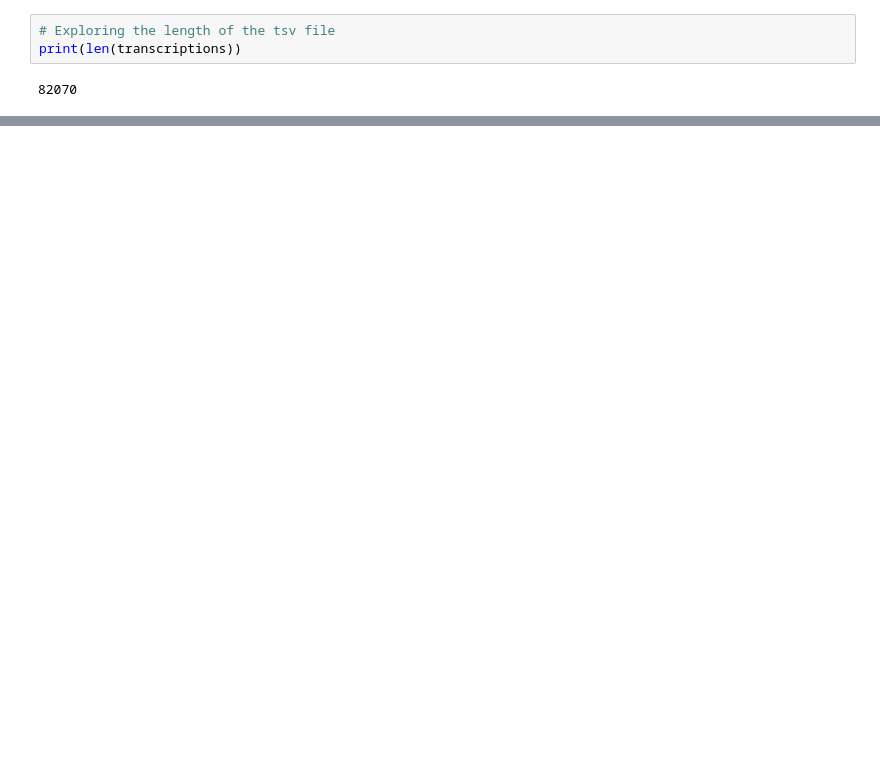
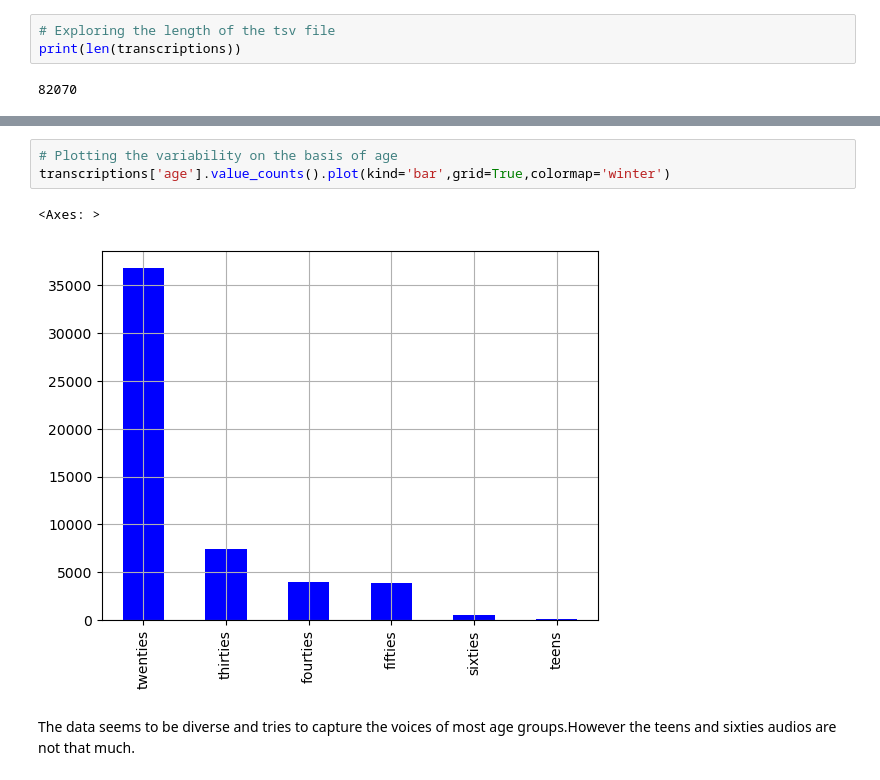
Before and after one commit to WilliamNdoni/SWAHILI_ASR, a Jupyter notebook: ASR.ipynb, the cells around one changed output, grey strips where cells are left out. Drawn from its saved outputs; the diff is of its cells as text; blank space fills up the shorter version.

```diff
--- a/ASR.ipynb
+++ b/ASR.ipynb
@@ -35,0 +67,8 @@ len(transcriptions[transcriptions["down_votes"]>0])
+# %%
+# Plotting the variability on the basis of age
+transcriptions['age'].value_counts().plot(kind='bar',grid=True,colormap='winter')
+# %% [output]
+<Axes: >
+[figure, added]
+# %% [markdown]
+The data seems to be diverse and tries to capture the voices of most age groups.However the teens and sixties audios are not that much.
```
Also changed, not shown: parts of 25 cells of this notebook.
